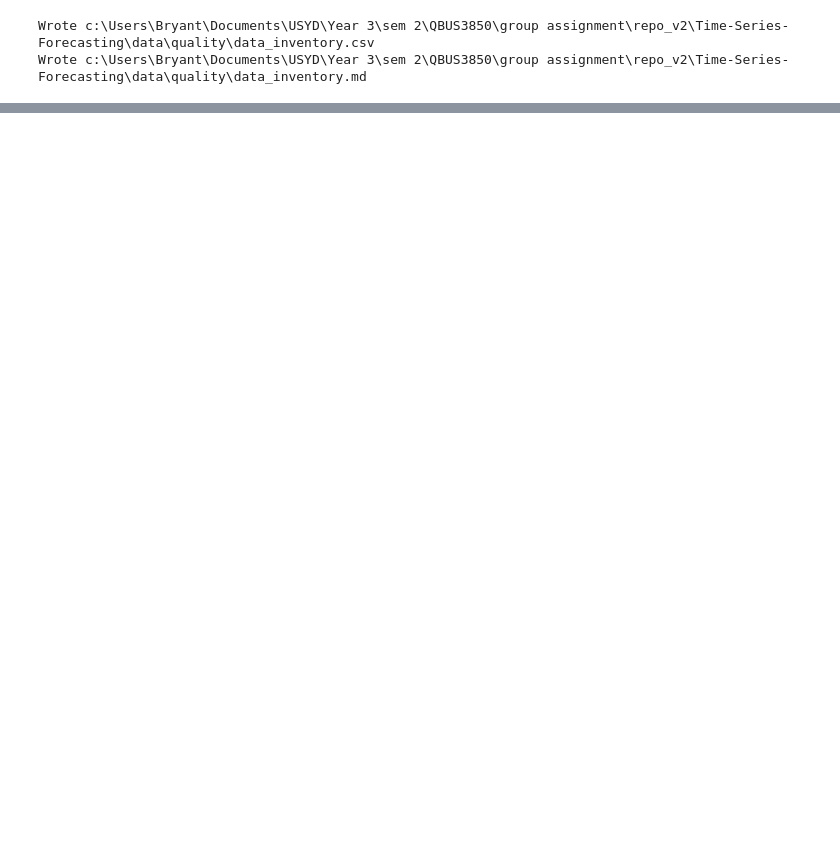
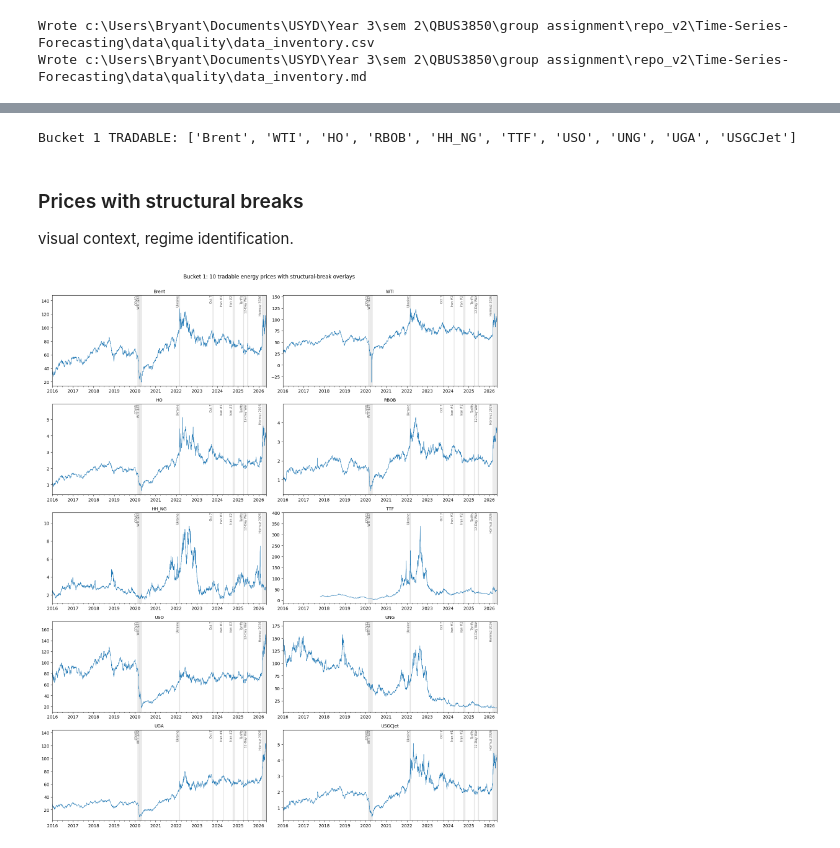
Before and after one commit to bryantchendra/Time-Series-Forecasting, a Jupyter notebook: notebooks/02_eda.ipynb, the cells around one changed output, grey strips where cells are left out. Saved outputs shown, nothing was run; the diff lists cells and outputs as text; code cells hidden in the pictures; blank space fills up the shorter version.

Commit message:
added eda plots for 10 tradeable series

```diff
--- a/notebooks/02_eda.ipynb
+++ b/notebooks/02_eda.ipynb
@@ -232,0 +243,52 @@ Wrote c:\Users\Bryant\Documents\USYD\Year 3\sem 2\QBUS3850\group assignment\repo
+# %%
+# === Step 2: Bucket 1 stylized facts (10 tradable energy prices) ===
+
+import sys
+import json
+import matplotlib.pyplot as plt
+from statsmodels.graphics.tsaplots import plot_acf, plot_pacf
+
+sys.path.insert(0, str(ROOT))
+from utils.eda import adf_test, kpss_test, arch_lm_test, stl_decompose
+from utils.plot import overlay_breaks, SHORT_BREAK_LABELS
+
+QUALITY_DIR = ROOT / "data" / "quality"
+FIGURES_DIR = ROOT / "figures" / "02_eda"
+FIGURES_DIR.mkdir(parents=True, exist_ok=True)
+
+# Bucket 1: forecast targets that take the price-level model stack
+# (ETS, ARIMA, ARIMAX, SARIMA, Auto-ARIMA, Kalman, GARCH for intervals)
+TRADABLE = [
+    "Brent", "WTI", "HO", "RBOB", "HH_NG", "TTF",   # 6 futures
+    "USO", "UNG", "UGA",                            # 3 ETFs
+    "USGCJet",                                      # 1 EIA daily assessment
+]
+assert all(c in prices.columns  for c in TRADABLE), \
+    f"Missing in prices.parquet: {[c for c in TRADABLE if c not in prices.columns]}"
+assert all(c in returns.columns for c in TRADABLE), \
+    f"Missing in returns.parquet: {[c for c in TRADABLE if c not in returns.columns]}"
+
+breaks = pd.read_csv(QUALITY_DIR / "structural_breaks.csv",
+                     parse_dates=["start_date", "end_date"])
+
+print(f"Bucket 1 TRADABLE: {TRADABLE}")
+# %% [output]
+Bucket 1 TRADABLE: ['Brent', 'WTI', 'HO', 'RBOB', 'HH_NG', 'TTF', 'USO', 'UNG', 'UGA', 'USGCJet']
+# %% [markdown]
+### Prices with structural breaks
+
+visual context, regime identification.
+# %%
+fig, axes = plt.subplots(5, 2, figsize=(15, 18))
+for ax, col in zip(axes.flat, TRADABLE):
+    prices[col].plot(ax=ax, linewidth=0.7)
+    overlay_breaks(ax, breaks, short_labels=SHORT_BREAK_LABELS)
+    ax.set_title(col, fontsize=10)
+    ax.set_xlabel("")
+plt.suptitle("Bucket 1: 10 tradable energy prices with structural-break overlays",
+             y=1.001, fontsize=12)
+plt.tight_layout()
+plt.savefig(FIGURES_DIR / "step2_01_prices_with_breaks.png")
+plt.show()
+# %% [output]
+[figure, added]
```
Also changed, not shown: parts of 12 cells of this notebook, 8 other files.
